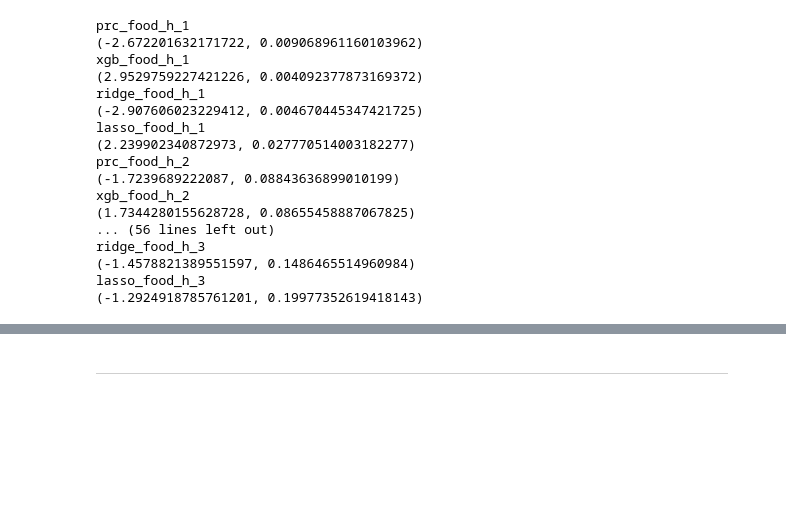
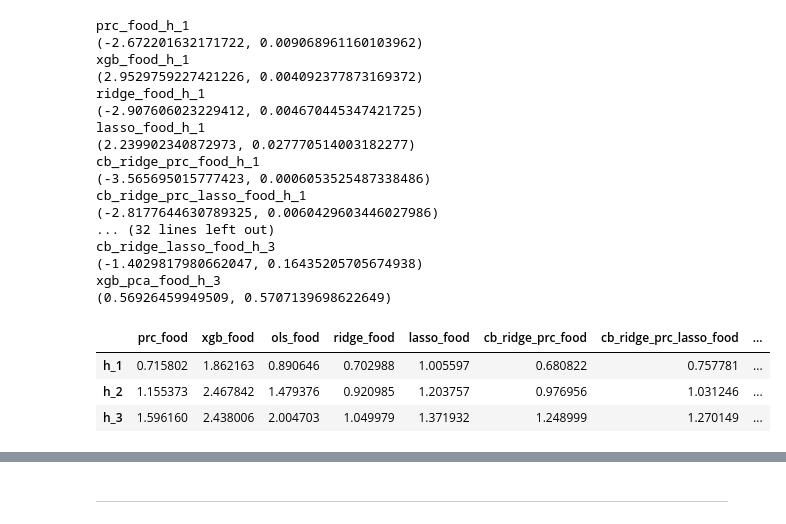
Before and after one commit to lamlam98765/thesis_code, a Jupyter notebook: main/compare_models.ipynb, the cells around one changed output, grey strips where cells are left out. Cells and saved outputs as stored; diff of their text form; code cells hidden in the pictures; blank space fills up the shorter version.

```diff
--- a/main/compare_models.ipynb
+++ b/main/compare_models.ipynb
@@ -35,6 +36,11 @@ for h in [1, 2, 3]:
             h_cols.append(col)
     forecast_df_h = forecast_df_cat[h_cols]
 
+    for col in [ col for col in forecast_df_h.columns if "ols" not in col]:
+        print(col)
+        print(dm_test(yoy_real_test.iloc[:, 0], forecast_df_h[col], forecast_df_h.loc[:, f'ols_{cat_short}_h_{h}'], h = h, harvey_correction=True))
+
+
     for col in forecast_df_h.columns:
         rmse_here = np.sqrt(mean_squared_error(forecast_df_h[col], yoy_real_test))
         rmse.append(rmse_here)
@@ -47,8 +53,8 @@ new_col_names = [get_first_part(col) for col in forecast_df_h.columns]
 
 
 rmse = pd.DataFrame(rmse)
-rmse = pd.DataFrame(rmse.values.reshape(3, 5), columns=new_col_names, index=[f'h_{h}' for h in [1, 2, 3]])
-rmse.to_csv(f"data/report_rmse/{cat_short}.csv")
+rmse = pd.DataFrame(rmse.values.reshape(3, num_model), columns=new_col_names, index=[f'h_{h}' for h in [1, 2, 3]])
+#rmse.to_csv(f"data/report_rmse/{cat_short}.csv")
 # %% [output]
 prc_food_h_1
 (-2.672201632171722, 0.009068961160103962)
@@ -58,15 +64,22 @@ ridge_food_h_1
 (-2.907606023229412, 0.004670445347421725)
 lasso_food_h_1
 (2.239902340872973, 0.027770514003182277)
-prc_food_h_2
-(-1.7239689222087, 0.08843636899010199)
-xgb_food_h_2
-(1.7344280155628728, 0.08655458887067825)
-... (56 lines left out)
-ridge_food_h_3
-(-1.4578821389551597, 0.1486465514960984)
-lasso_food_h_3
-(-1.2924918785761201, 0.19977352619418143)
+cb_ridge_prc_food_h_1
+(-3.565695015777423, 0.0006053525487338486)
+cb_ridge_prc_lasso_food_h_1
+(-2.8177644630789325, 0.0060429603446027986)
+... (32 lines left out)
+cb_ridge_lasso_food_h_3
+(-1.4029817980662047, 0.16435205705674938)
+xgb_pca_food_h_3
+(0.56926459949509, 0.5707139698622649)
+# %%
+rmse
+# %% [output]
+|  | prc_food | xgb_food | ols_food | ridge_food | lasso_food | cb_ridge_prc_food | cb_ridge_prc_lasso_food | ... |
+| h_1 | 0.715802 | 1.862163 | 0.890646 | 0.702988 | 1.005597 | 0.680822 | 0.757781 | ... |
+| h_2 | 1.155373 | 2.467842 | 1.479376 | 0.920985 | 1.203757 | 0.976956 | 1.031246 | ... |
+| h_3 | 1.596160 | 2.438006 | 2.004703 | 1.049979 | 1.371932 | 1.248999 | 1.270149 | ... |
 # %%
 plt.figure(figsize=(14, 4))
 plt.plot(yoy_real_test, label = "y_real", linewidth = 2)
```
Also changed, not shown: parts of 13 cells of this notebook, 13 other files.
